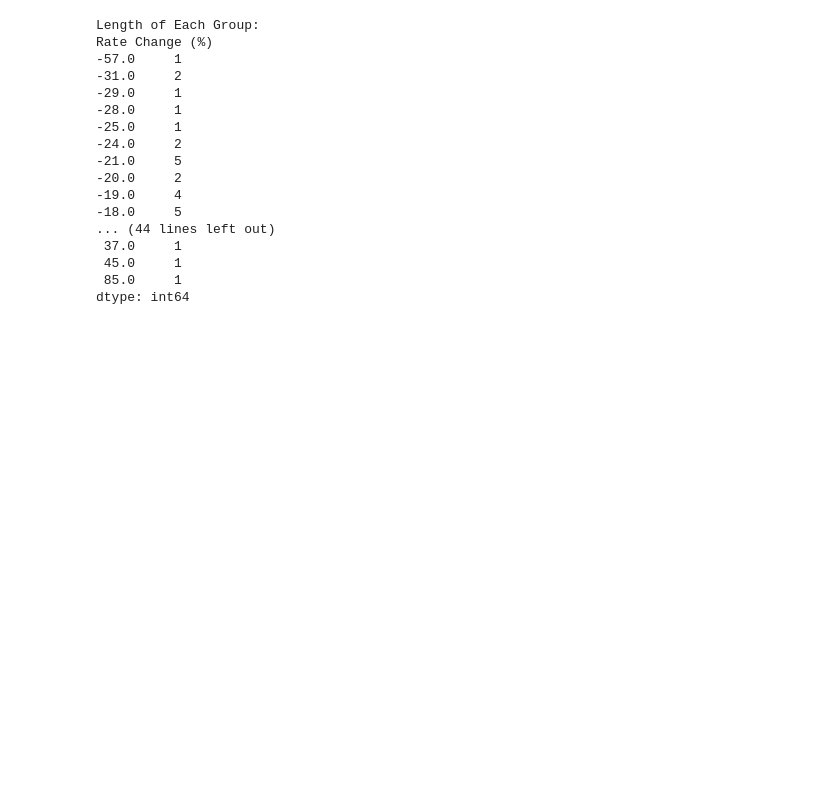
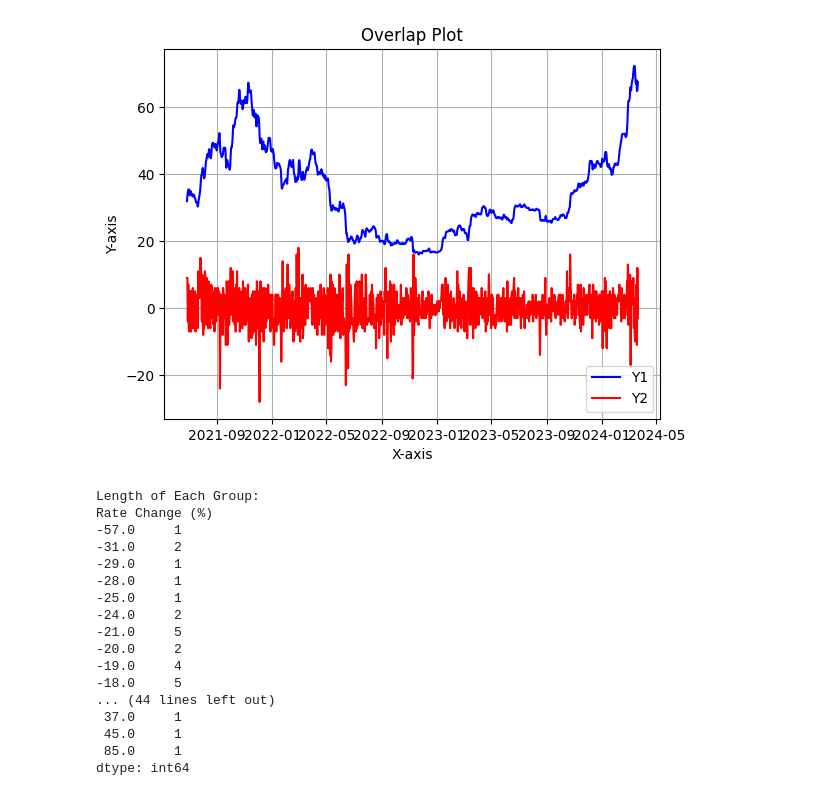
Before and after one commit to tdatrepo/cryptoAnalyze, a Jupyter notebook: crypto_analyze.ipynb, the cells around one changed output. Saved outputs shown, nothing was run; the diff lists cells and outputs as text; code cells hidden in the pictures; blank space fills up the shorter version.

```diff
--- a/crypto_analyze.ipynb
+++ b/crypto_analyze.ipynb
@@ -63,3 +83,30 @@ df['Rate Change (%)'] = round(((df['High'].astype(float) - df['Low'].astype(floa
+# %%
+import pandas as pd
+import matplotlib.pyplot as plt
+
+# Example DataFrame
+# data = {'x': [1, 2, 3, 4, 5], 'y1': [10, 15, 20, 25, 30], 'y2': [5, 10, 15, 20, 25]}
+# df = pd.DataFrame(data)
+
+# Plot the first dataset
+plt.plot(df['Open time'], df['new price'], label='Y1', linestyle='-', color='blue')
+
+# Plot the second dataset on the same axes
+plt.plot(df['Open time'], df['Rate Change (%)'], label='Y2', linestyle='-', color='red')
+
+# Add labels and title
+plt.xlabel('X-axis')
+plt.ylabel('Y-axis')
+plt.title('Overlap Plot')
+
+# Add legend
+plt.legend()
+
+# Show the plot
+plt.grid(True)  # Add grid
+plt.show()
+# %% [output]
+[figure, added]
 # %%
 # Group the DataFrame by the 'Open time' column
 grouped_df = df.groupby('Rate Change (%)')
```
Also changed, not shown: parts of 4 cells of this notebook, 1 other file.
